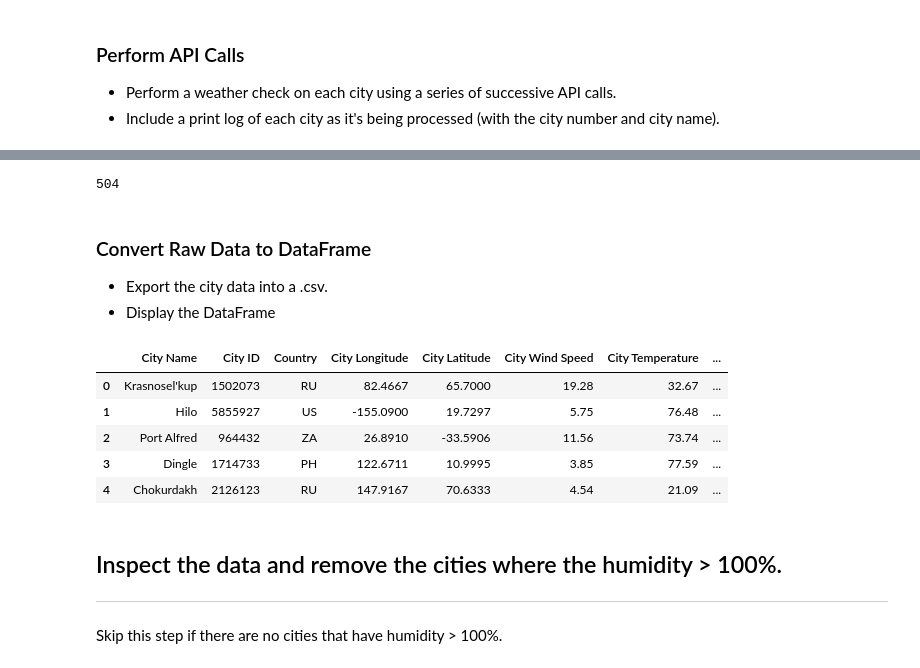
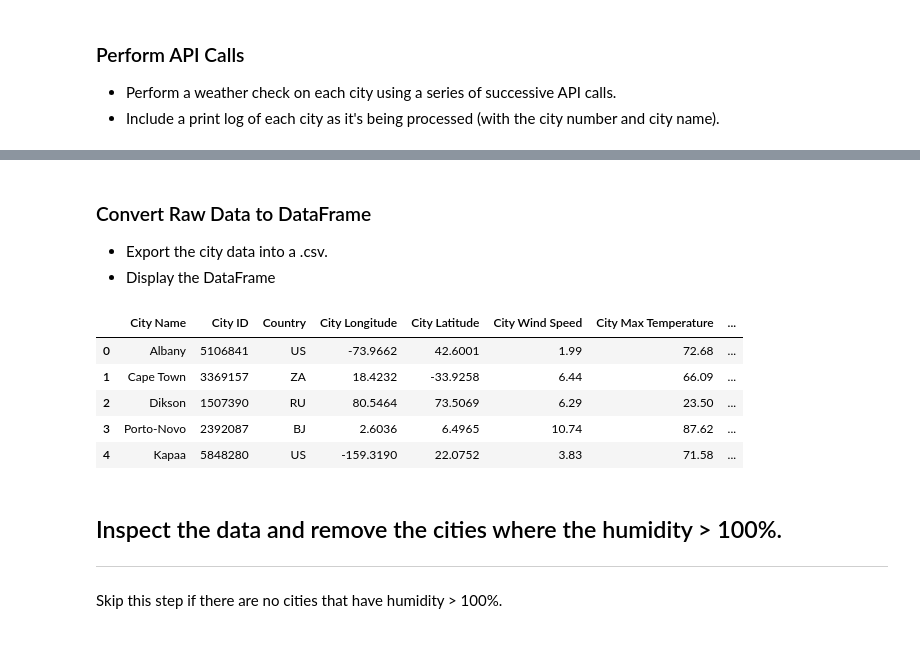
Before and after one commit to lcswsher/API-Challenge, a Jupyter notebook: WeatherPy/WeatherPy.ipynb, the cells around one changed output, grey strips where cells are left out. Cells and saved outputs as stored; diff of their text form; code cells hidden in the pictures.

```diff
--- a/WeatherPy/WeatherPy.ipynb
+++ b/WeatherPy/WeatherPy.ipynb
@@ -79,6 +80,7 @@ temp_list = []
 speed_list = []
 humidity_list = []
 clouds_list = []
+dates_list = []
 # %%
 # API call for each city to obtain Name, ID, Country, Longitude, Latitude, Current Temperature, Wind Speed, Humidity,
 #   and Cloudiness.
@@ -105,7 +107,7 @@ for city in cities:
         city_lat = weather_json['coord']['lat']
         lat_list.append(city_lat)
 
-        city_temp = weather_json['main']['temp']
+        city_temp = weather_json['main']['temp_max']
         temp_list.append(city_temp)
 
         city_speed = weather_json['wind']['speed']
@@ -117,6 +119,9 @@ for city in cities:
         city_clouds = weather_json['clouds']['all']
         clouds_list.append(city_clouds)
 
+        city_dates = weather_json['dt']
+        dates_list.append(city_dates)
+
         print(f"City Name: {city_name} - City ID: {city_id}")
 
     except:
@@ -142,8 +172,6 @@ City Name: Mežica - City ID: 3195202
 # %%
-#Check to ensure the final number of cites is 500 or geater
-print(len(name_list))
+# #Check to ensure the final number of cites is 500 or geater
+# print(f" The sample data contains {len(name_list)} cities ")
-# %% [output]
-504
 # %% [markdown]
 ### Convert Raw Data to DataFrame
 * Export the city data into a .csv.
@@ -151,17 +179,17 @@ print(len(name_list))
 # %%
 # to diplay (combine) all data (lists) into a single DataFrame format
 
 cities_df_all = pd.DataFrame({"City Name": name_list,"City ID": id_list,"Country": country_list,"City Longitude": lon_list, "City Latitude": lat_list,
-                         "City Wind Speed":speed_list, "City Wind Speed": speed_list, "City Temperature": temp_list,"City Humidity": humidity_list,
-                         "City Cloudiness": clouds_list})
+                         "City Wind Speed":speed_list, "City Wind Speed": speed_list, "City Max Temperature": temp_list,"City Humidity": humidity_list,
+                         "City Cloudiness": clouds_list, "City Dates": dates_list})
 cities_df_all.head()
 # %% [output]
-|  | City Name | City ID | Country | City Longitude | City Latitude | City Wind Speed | City Temperature | ... |
-| 0 | Krasnosel'kup | 1502073 | RU | 82.4667 | 65.7000 | 19.28 | 32.67 | ... |
-| 1 | Hilo | 5855927 | US | -155.0900 | 19.7297 | 5.75 | 76.48 | ... |
-| 2 | Port Alfred | 964432 | ZA | 26.8910 | -33.5906 | 11.56 | 73.74 | ... |
-| 3 | Dingle | 1714733 | PH | 122.6711 | 10.9995 | 3.85 | 77.59 | ... |
-| 4 | Chokurdakh | 2126123 | RU | 147.9167 | 70.6333 | 4.54 | 21.09 | ... |
+|  | City Name | City ID | Country | City Longitude | City Latitude | City Wind Speed | City Max Temperature | ... |
+| 0 | Albany | 5106841 | US | -73.9662 | 42.6001 | 1.99 | 72.68 | ... |
+| 1 | Cape Town | 3369157 | ZA | 18.4232 | -33.9258 | 6.44 | 66.09 | ... |
+| 2 | Dikson | 1507390 | RU | 80.5464 | 73.5069 | 6.29 | 23.50 | ... |
+| 3 | Porto-Novo | 2392087 | BJ | 2.6036 | 6.4965 | 10.74 | 87.62 | ... |
+| 4 | Kapaa | 5848280 | US | -159.3190 | 22.0752 | 3.83 | 71.58 | ... |
 # %%
 # To export all city information into a CSV file, without an index
 cities_df_all.to_csv("output_data/city_data_all.csv", index = False)
```
Also changed, not shown: parts of 13 cells of this notebook.
